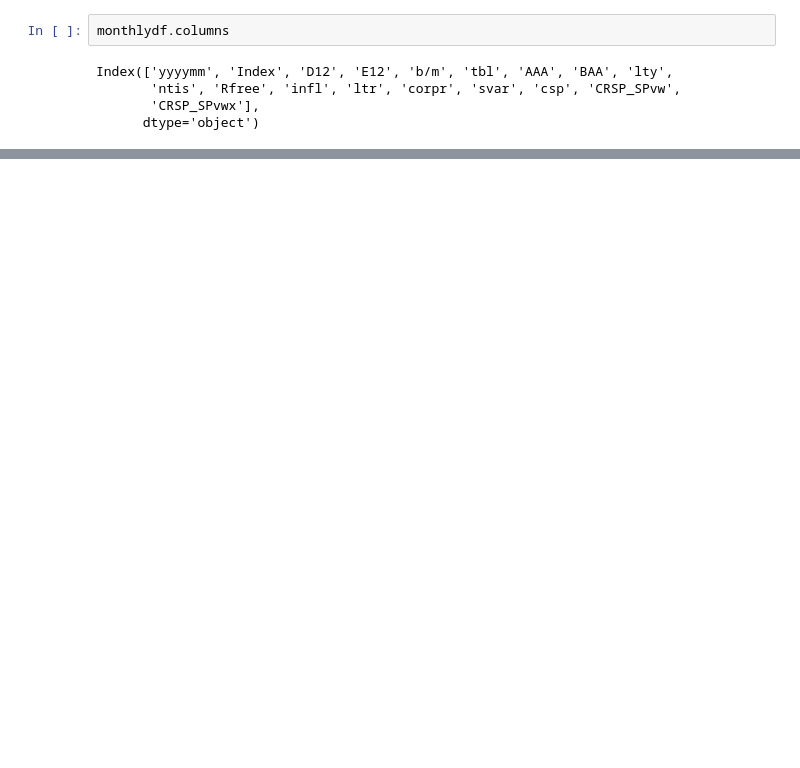
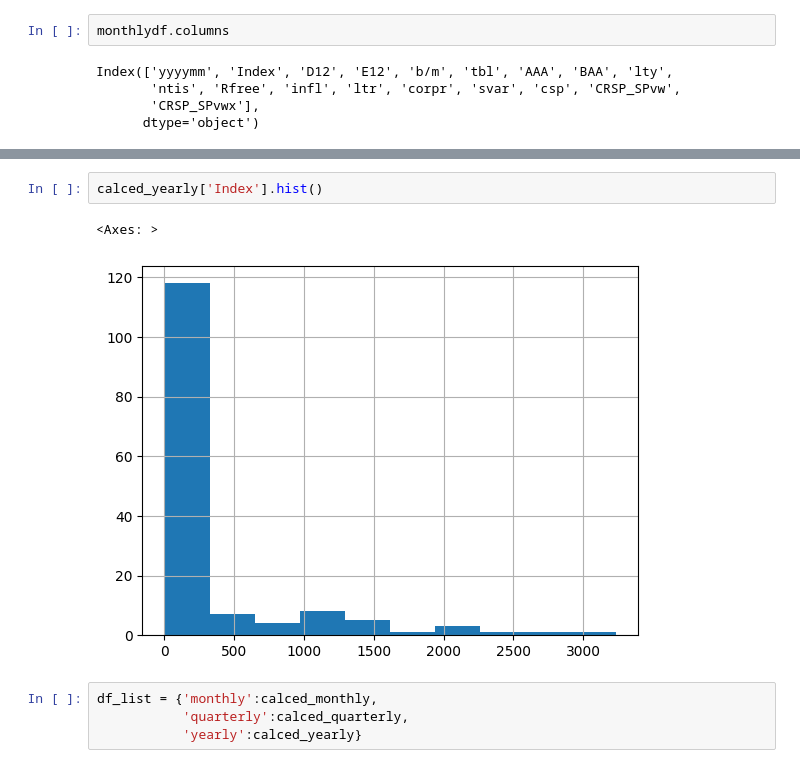
Before and after one commit to tdotkim/nw_msds, a Jupyter notebook: 451_financial_machine_learning/week_4/module4.ipynb, the cells around one changed output, grey strips where cells are left out. Drawn from its saved outputs; the diff is of its cells as text; blank space fills up the shorter version.

```diff
--- a/451_financial_machine_learning/week_4/module4.ipynb
+++ b/451_financial_machine_learning/week_4/module4.ipynb
@@ -96,0 +112,9 @@ Length: 1788, dtype: float64
+# %%
+calced_yearly['Index'].hist()
+# %% [output]
+<Axes: >
+[figure, added]
+# %%
+df_list = {'monthly':calced_monthly,
+           'quarterly':calced_quarterly,
+           'yearly':calced_yearly}
```
Also changed, not shown: parts of 28 cells of this notebook, 43 other files.
